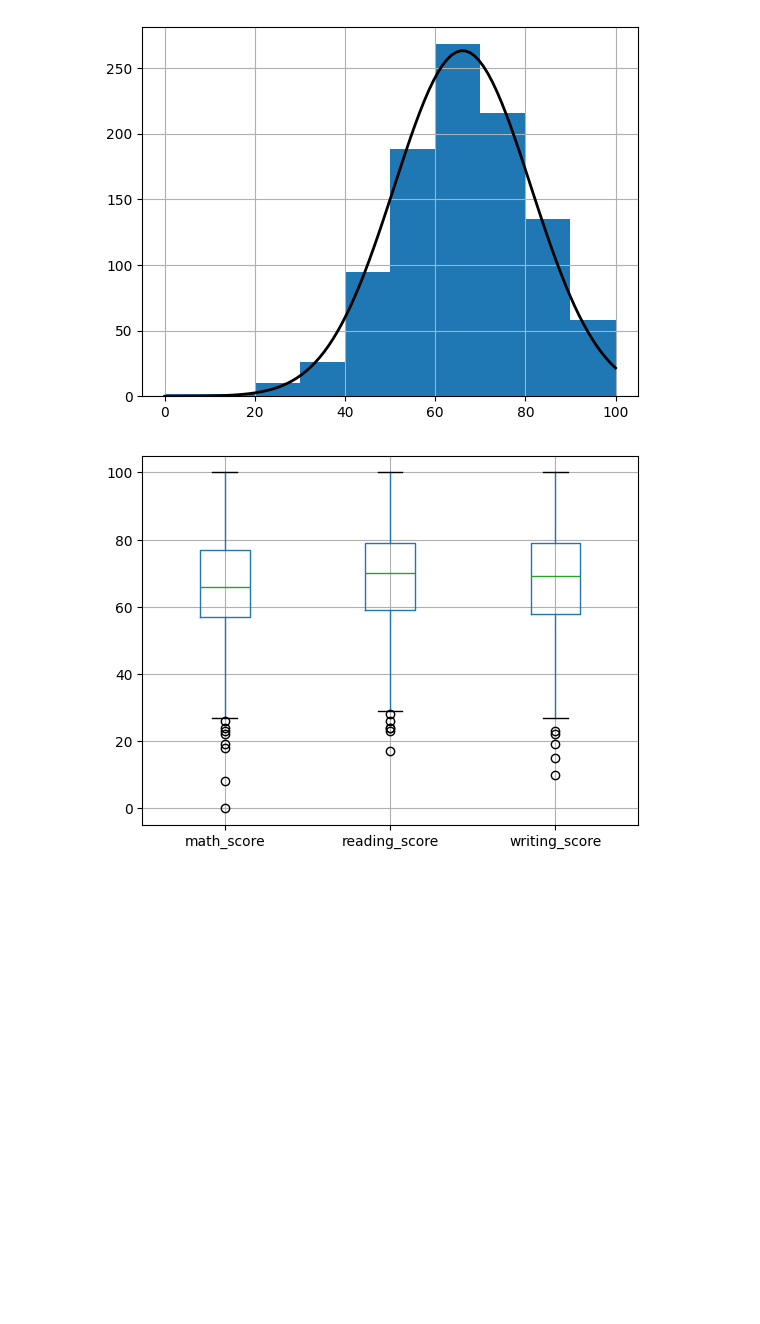
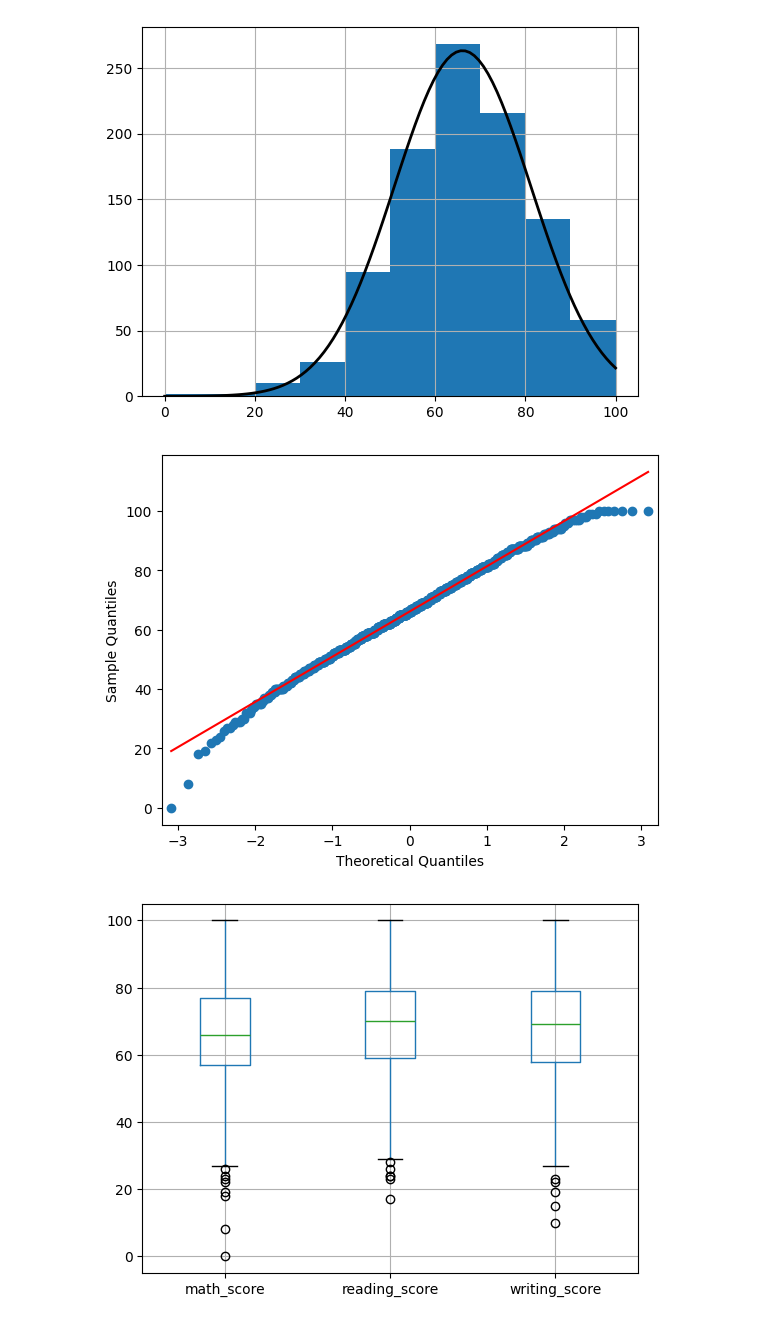
Before and after one commit to AlexTmbMifi/ML-Projects.-Statistics, a Jupyter notebook: StudentAnalys.ipynb, the cells around one changed output. Saved outputs shown, nothing was run; the diff lists cells and outputs as text; code cells hidden in the pictures; blank space fills up the shorter version.

```diff
--- a/StudentAnalys.ipynb
+++ b/StudentAnalys.ipynb
@@ -80,4 +99,10 @@ df.math_score.hist()
 plt.plot(x, p*10**4, 'k', linewidth=2);
 # %% [output]
 [figure]
+# %%
+# проверка нормальность данных через Q-Q plot
+smi.qqplot(df.math_score, line="r")
+plt.show()
+# %% [output]
+[figure, added]
 # %%
```
Also changed, not shown: parts of 19 cells of this notebook.
